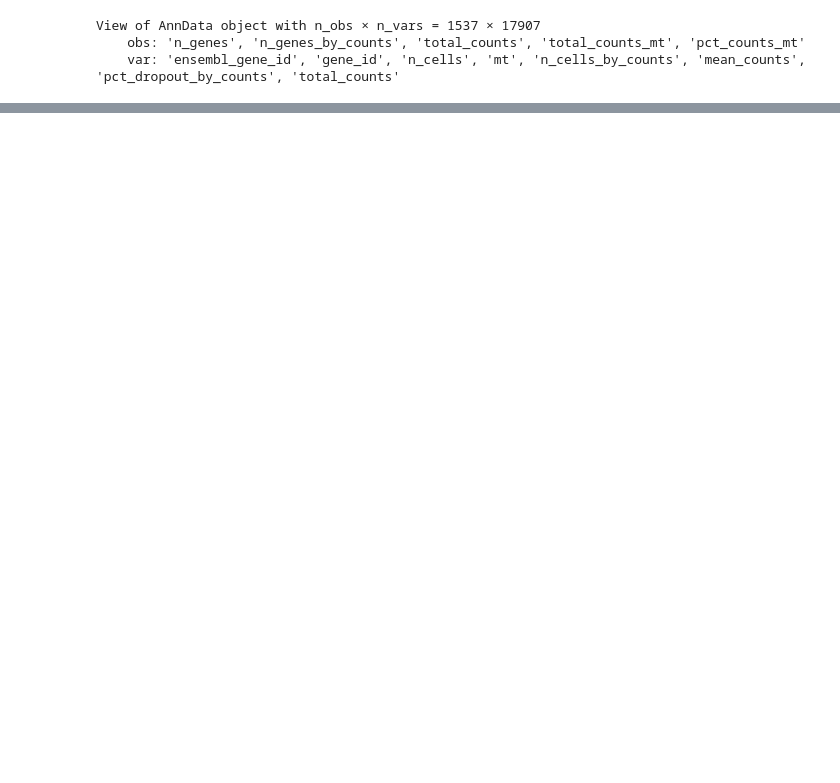
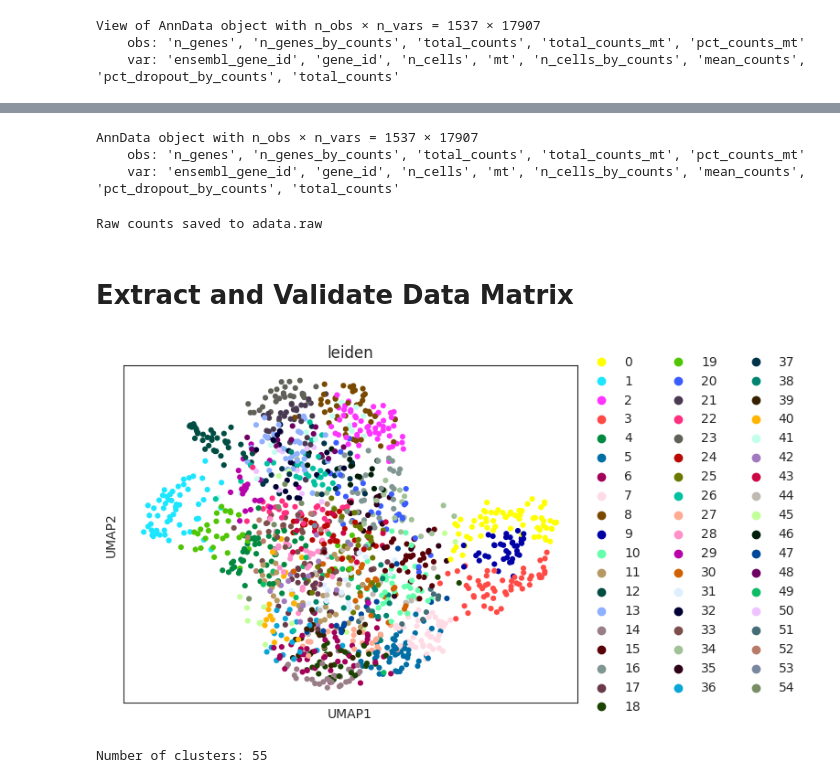
Before and after one commit to andress1002/SCICoNE_lab, a Jupyter notebook: rna_imp/scrna_lab.ipynb, the cells around one changed output, grey strips where cells are left out. Cells and saved outputs as stored; diff of their text form; code cells hidden in the pictures; blank space fills up the shorter version.

Commit message:
clustering metrics and testing

```diff
--- a/rna_imp/scrna_lab.ipynb
+++ b/rna_imp/scrna_lab.ipynb
@@ -147,3 +123,7 @@ AnnData object with n_obs × n_vars = 2470 × 17907
+# %%
+#RESET DATA
+
+adata = anndata.read_h5ad("/cluster/work/bewi/members/andress/SCICoNE_lab/rna_imp/adata_basic.h5ad")
 # %%
 #filter based on mithocondrial genes
 
@@ -232,21 +191,37 @@ adata.raw = adata #checkpoint
+# %%
+#RESEEEEET data to pre processed data
+adata = anndata.read_h5ad(f'{temporary_outpath}/adata_pre_processed.h5ad')
+adata
+# %% [output]
+AnnData object with n_obs × n_vars = 1537 × 17907
+    obs: 'n_genes', 'n_genes_by_counts', 'total_counts', 'total_counts_mt', 'pct_counts_mt'
+    var: 'ensembl_gene_id', 'gene_id', 'n_cells', 'mt', 'n_cells_by_counts', 'mean_counts', 'pct_dropout_by_counts', 'total_counts'
+# %%
+adata.raw = adata.copy()  # Set raw counts for later use
+print("Raw counts saved to adata.raw")
+# %% [output]
+Raw counts saved to adata.raw
+# %% [markdown]
+# Extract and Validate Data Matrix
 # %%
-#further qc filtering
-
-#normalize the data
+#Normalize and preprocess the data
 sc.pp.normalize_total(adata, target_sum=1e4)
-
-#filter highly variable genes
 sc.pp.log1p(adata)
 sc.pp.highly_variable_genes(adata, min_mean=0.0125, max_mean=3, min_disp=0.5)
 adata = adata[:, adata.var.highly_variable]
 sc.pp.regress_out(adata, ['total_counts', 'pct_counts_mt'])
-
 sc.pp.scale(adata, max_value=10)
-#smoothing average
-
-#cluster data
-
 sc.tl.pca(adata, svd_solver='arpack')
 sc.pp.neighbors(adata, n_neighbors=10, n_pcs=40)
-sc.tl.leiden(adata)
-sc.pl.umap(adata, color='leiden')
+sc.tl.leiden(adata, resolution=5.0)
+
+sc.tl.umap(adata)  # Compute UMAP
+sc.pl.umap(adata, color='leiden')  # Visualize UMAP with clusters
+
+# Save clustering results
+num_clusters = adata.obs['leiden'].nunique()
+print(f"Number of clusters: {num_clusters}")
+adata.write(f'{temporary_outpath}/adata_clustered.h5ad')
+# %% [output]
+[figure, added]
+Number of clusters: 55
```
Also changed, not shown: parts of 36 cells of this notebook, 2 other files.
